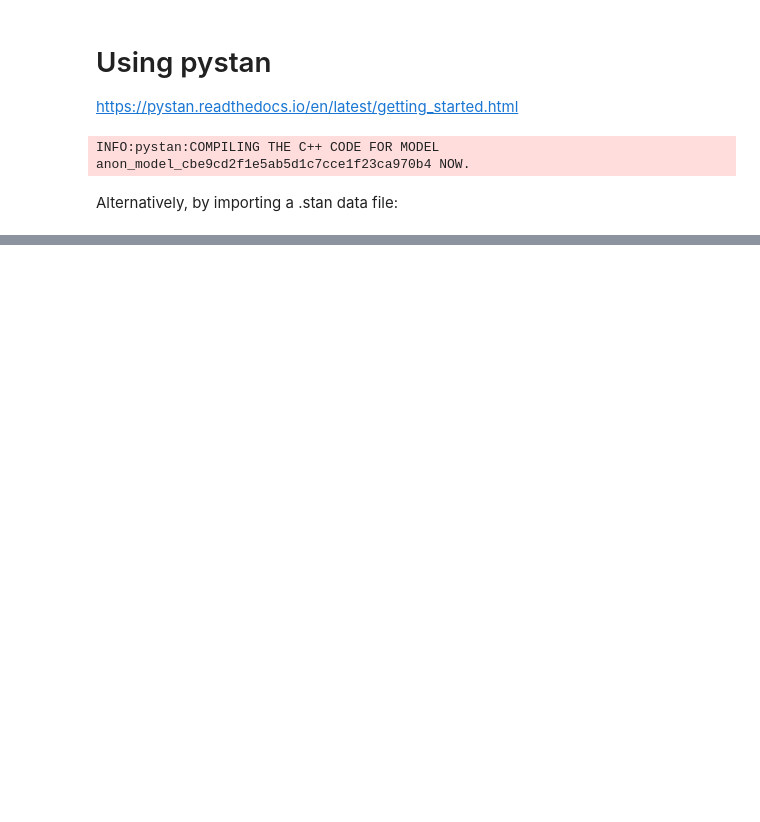
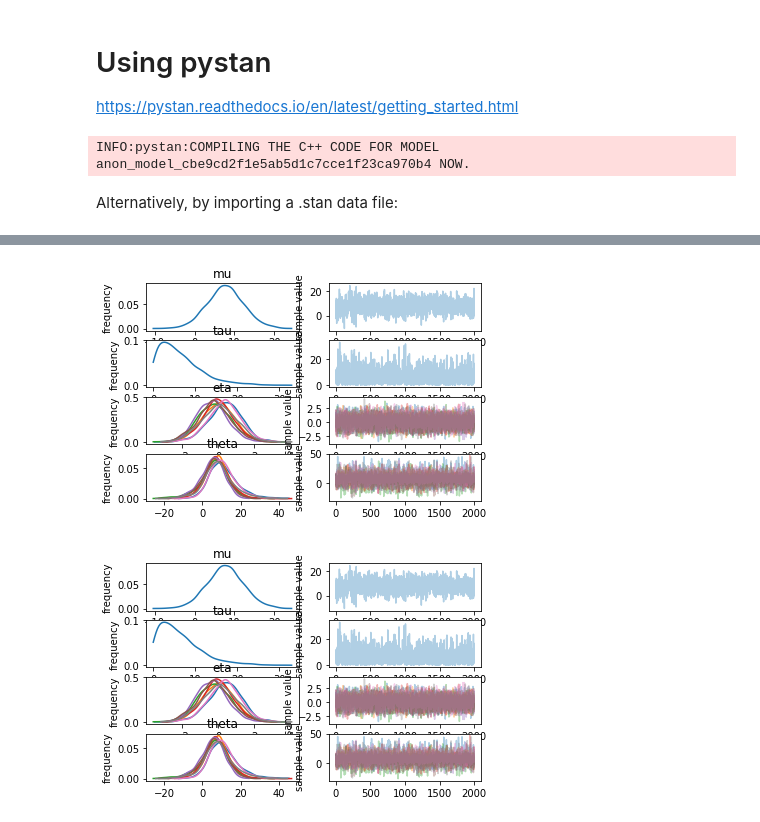
Before and after one commit to jhamski/Bayesian-Data-Analysis, a Jupyter notebook: Using-pystan-getting-started.ipynb, the cells around one changed output, grey strips where cells are left out. Cells and saved outputs as stored; diff of their text form; code cells hidden in the pictures; blank space fills up the shorter version.

```diff
--- a/Using-pystan-getting-started.ipynb
+++ b/Using-pystan-getting-started.ipynb
@@ -44,0 +77,5 @@ fit2 = sm.sampling(data=schools_dat, iter=10000, chains=4)
+# %%
+fit.plot()
+# %% [output]
+[figure, added]
+[figure, added]
```
Also changed, not shown: parts of 6 cells of this notebook, 4 other files.
